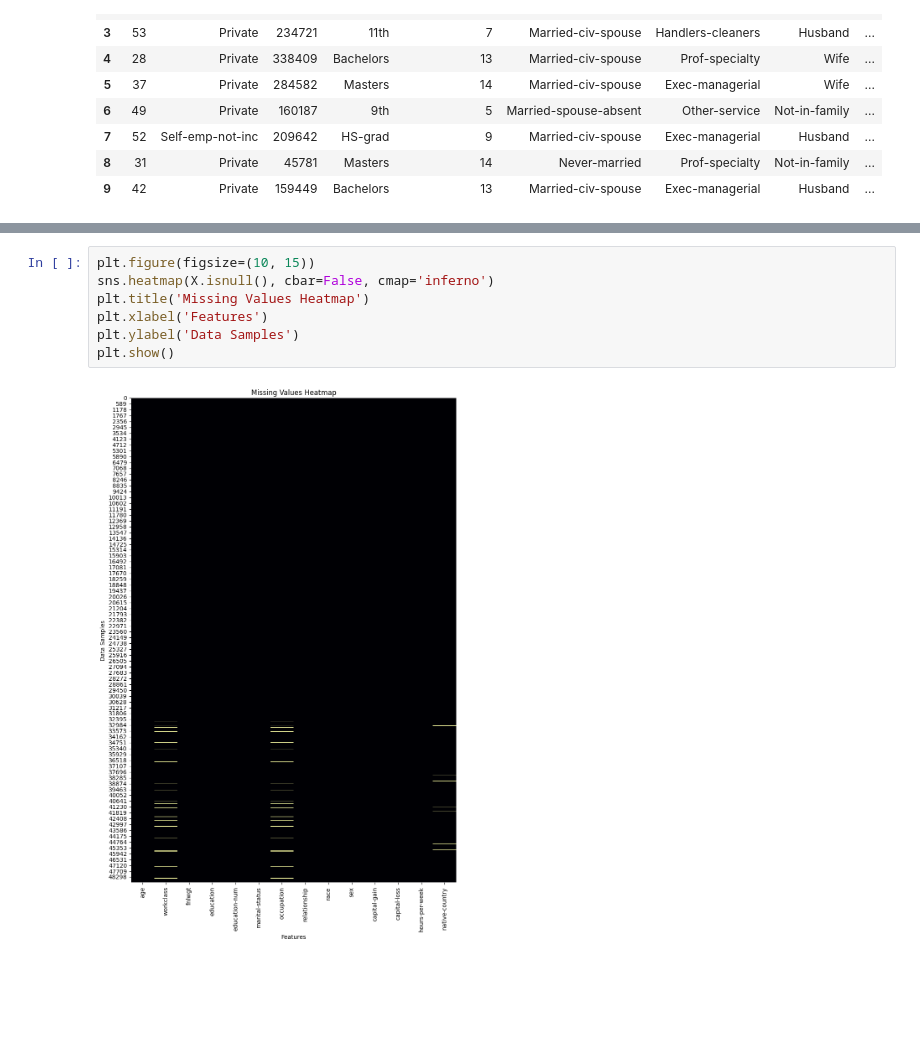
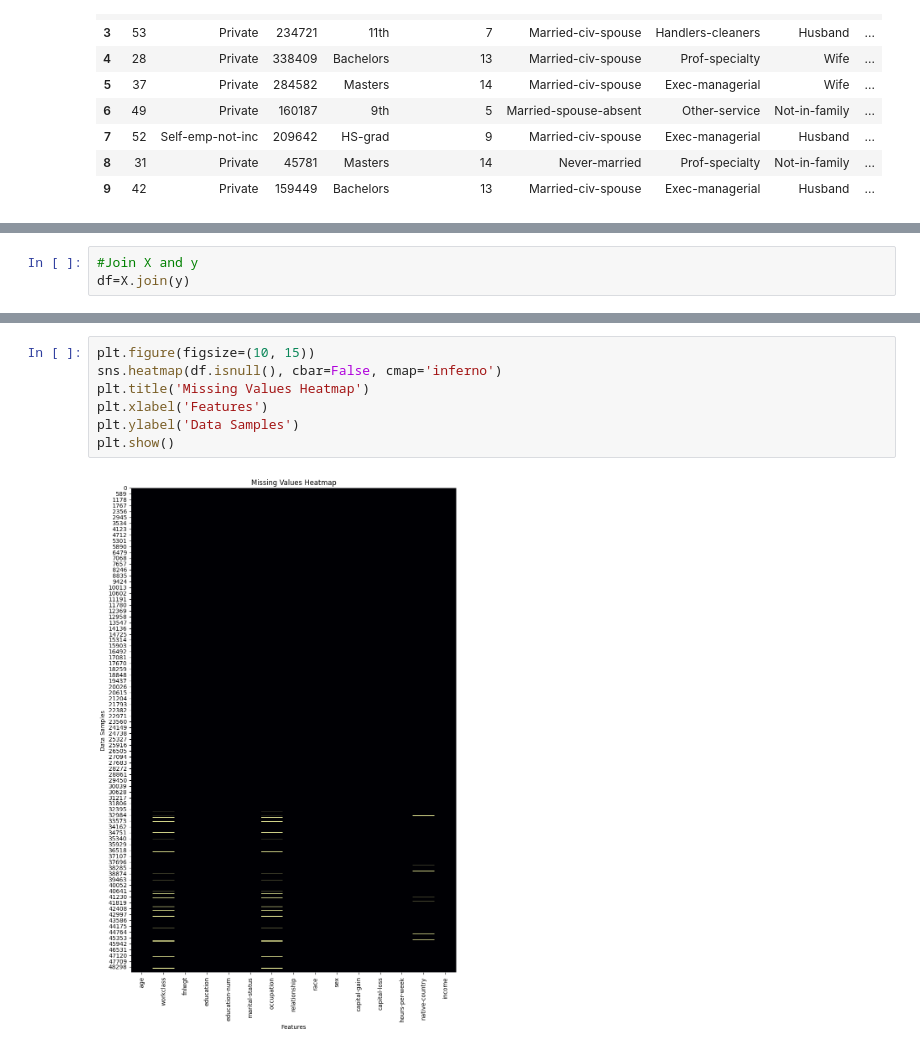
Before and after one commit to JanakaDilshanSendnayake/ML-Coursework, a Jupyter notebook: Data Preprocessing.ipynb, the cells around one changed output, grey strips where cells are left out. Drawn from its saved outputs; the diff is of its cells as text; blank space fills up the shorter version.

```diff
--- a/Data Preprocessing.ipynb
+++ b/Data Preprocessing.ipynb
@@ -38 +64,4 @@ X.head(10)
+# %%
+#Join X and y
+df=X.join(y)
 # %%
@@ -69,11 +98,11 @@ X.describe()
 | max | 90.000000 | 1.490400e+06 | 16.000000 | 99999.000000 | 4356.000000 | 99.000000 |
 # %%
 plt.figure(figsize=(10, 15))
-sns.heatmap(X.isnull(), cbar=False, cmap='inferno')
+sns.heatmap(df.isnull(), cbar=False, cmap='inferno')
 plt.title('Missing Values Heatmap')
 plt.xlabel('Features')
 plt.ylabel('Data Samples')
 plt.show()
 # %% [output]
-[figure, old version]
+[figure, new version]
 # %%
```
Also changed, not shown: parts of 50 cells of this notebook.
